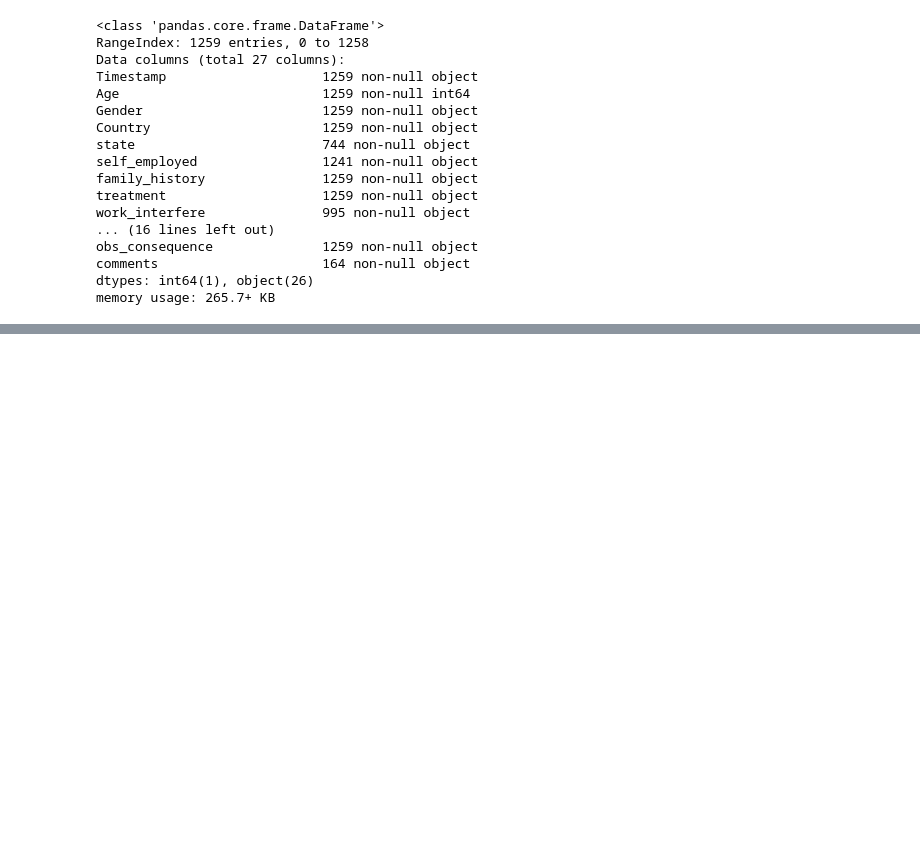
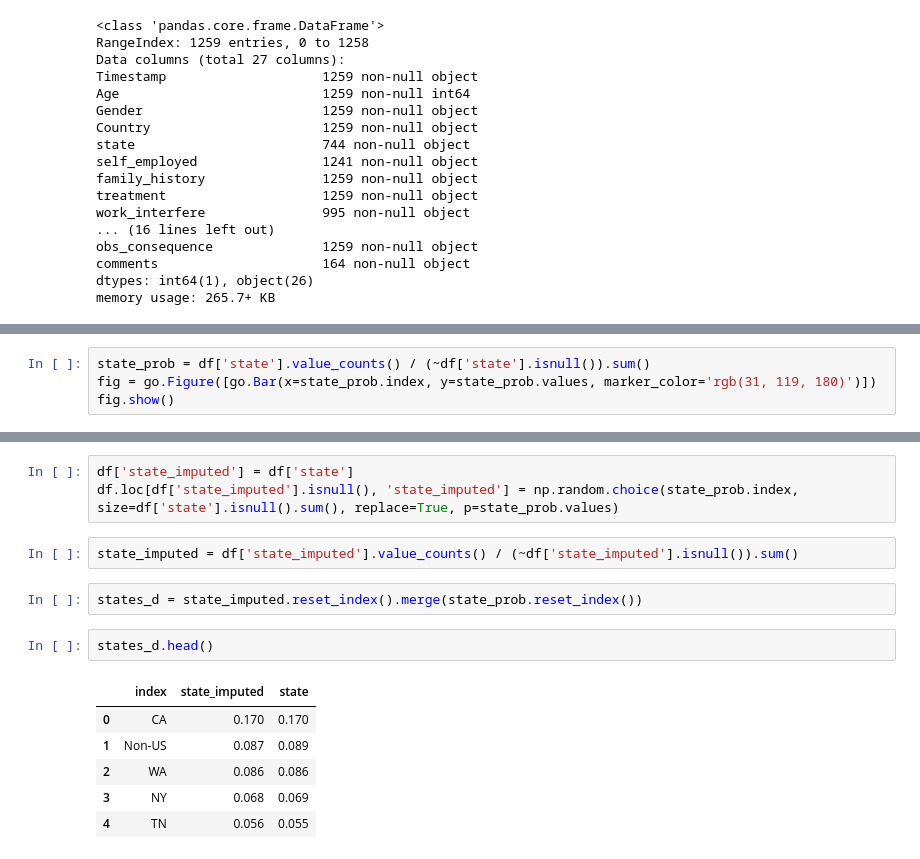
Before and after one commit to sereprz/mental-health-in-tech, a Jupyter notebook: EDA-and-cleaning.ipynb, the cells around one changed output, grey strips where cells are left out. Cells and saved outputs as stored; diff of their text form; blank space fills up the shorter version.

```diff
--- a/EDA-and-cleaning.ipynb
+++ b/EDA-and-cleaning.ipynb
@@ -138,0 +253,4 @@ fig.show()
+# %%
+state_prob = df['state'].value_counts() / (~df['state'].isnull()).sum()
+fig = go.Figure([go.Bar(x=state_prob.index, y=state_prob.values, marker_color='rgb(31, 119, 180)')])
+fig.show()
@@ -138,0 +259,16 @@ fig.show()
+# %%
+df['state_imputed'] = df['state']
+df.loc[df['state_imputed'].isnull(), 'state_imputed'] = np.random.choice(state_prob.index, size=df['state'].isnull().sum(), replace=True, p=state_prob.values)
+# %%
+state_imputed = df['state_imputed'].value_counts() / (~df['state_imputed'].isnull()).sum()
+# %%
+states_d = state_imputed.reset_index().merge(state_prob.reset_index())
+# %%
+states_d.head()
+# %% [output]
+|  | index | state_imputed | state |
+| 0 | CA | 0.170 | 0.170 |
+| 1 | Non-US | 0.087 | 0.089 |
+| 2 | WA | 0.086 | 0.086 |
+| 3 | NY | 0.068 | 0.069 |
+| 4 | TN | 0.056 | 0.055 |
```
Also changed, not shown: parts of 121 cells of this notebook, 1 other file.
